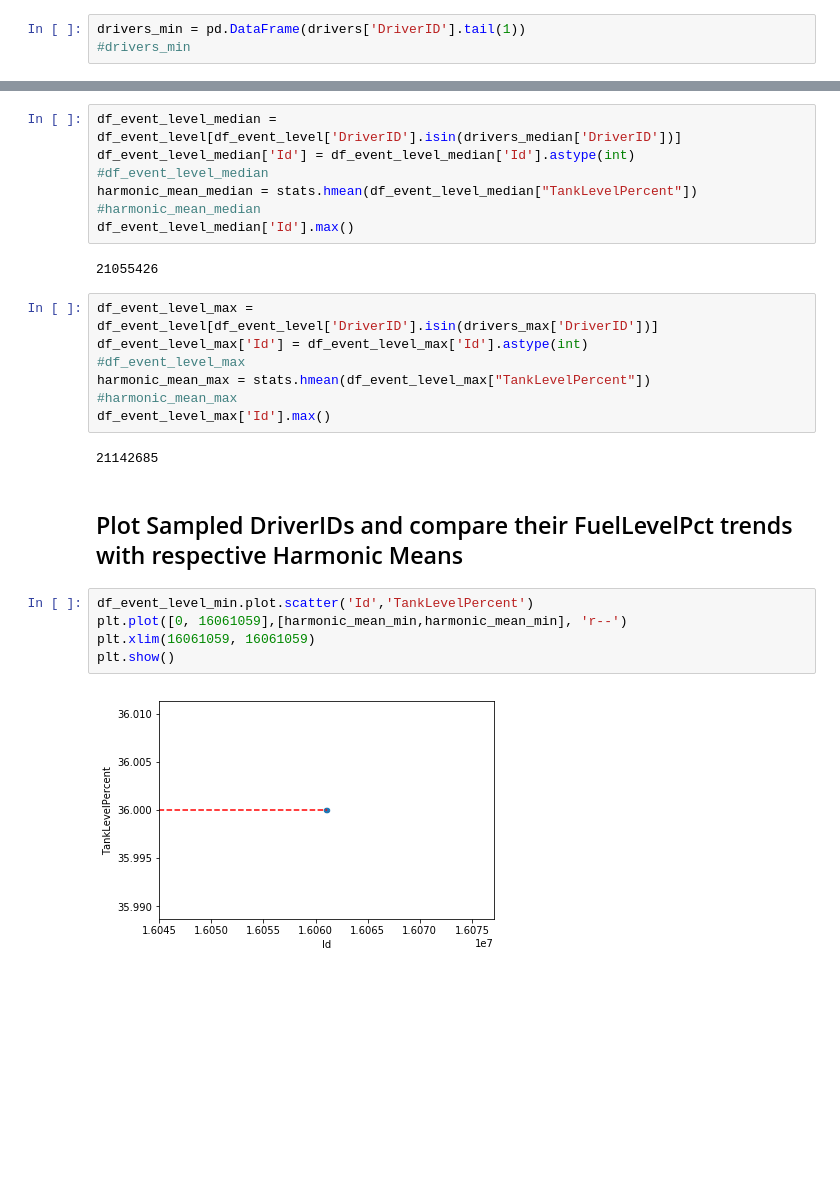
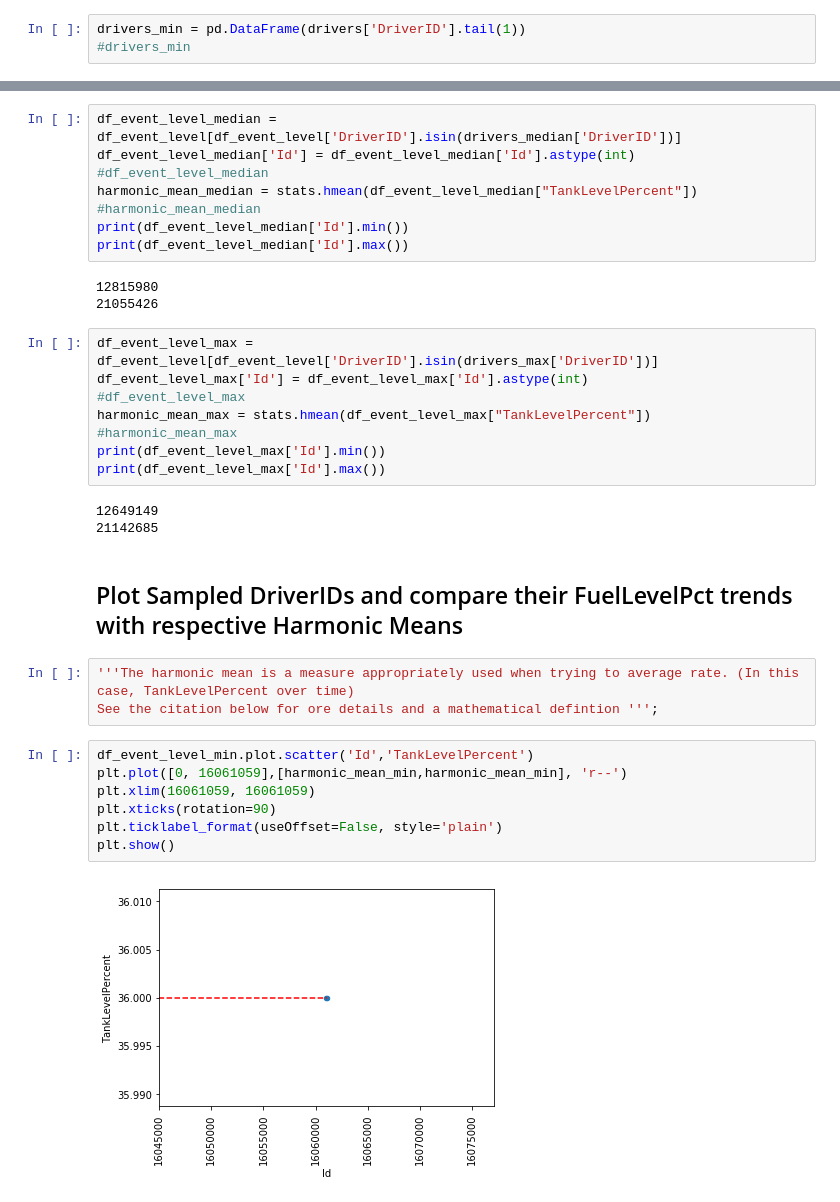
Before and after one commit to DEREJEGETU/big-g-express, a Jupyter notebook: Python_Code/data-question-6.ipynb, the cells around one changed output, grey strips where cells are left out. Saved outputs shown, nothing was run; the diff lists cells and outputs as text; blank space fills up the shorter version.

```diff
--- a/Python_Code/data-question-6.ipynb
+++ b/Python_Code/data-question-6.ipynb
@@ -110,8 +112,10 @@ df_event_level_median['Id'] = df_event_level_median['Id'].astype(int)
 #df_event_level_median
 harmonic_mean_median = stats.hmean(df_event_level_median["TankLevelPercent"])
 #harmonic_mean_median
-df_event_level_median['Id'].max()
+print(df_event_level_median['Id'].min())
+print(df_event_level_median['Id'].max())
 # %% [output]
+12815980
 21055426
 # %%
 df_event_level_max = df_event_level[df_event_level['DriverID'].isin(drivers_max['DriverID'])]
@@ -119,18 +123,25 @@ df_event_level_max['Id'] = df_event_level_max['Id'].astype(int)
 #df_event_level_max
 harmonic_mean_max = stats.hmean(df_event_level_max["TankLevelPercent"])
 #harmonic_mean_max
-df_event_level_max['Id'].max()
+print(df_event_level_max['Id'].min())
+print(df_event_level_max['Id'].max())
 # %% [output]
+12649149
 21142685
 # %% [markdown]
 ## Plot Sampled DriverIDs and compare their FuelLevelPct trends with respective Harmonic Means
+# %%
+'''The harmonic mean is a measure appropriately used when trying to average rate. (In this case, TankLevelPercent over time)
+See the citation below for ore details and a mathematical defintion ''';
 # %%
 df_event_level_min.plot.scatter('Id','TankLevelPercent')
 plt.plot([0, 16061059],[harmonic_mean_min,harmonic_mean_min], 'r--')
 plt.xlim(16061059, 16061059)
+plt.xticks(rotation=90)
+plt.ticklabel_format(useOffset=False, style='plain')
 plt.show()
 # %% [output]
-[figure, old version]
+[figure, new version]
 # %%
 plt.figure(figsize=[17,7])
 _ = plt.plot(df_event_level_min.Id, df_event_level_min.TankLevelPercent)
```
Also changed, not shown: parts of 15 cells of this notebook.
